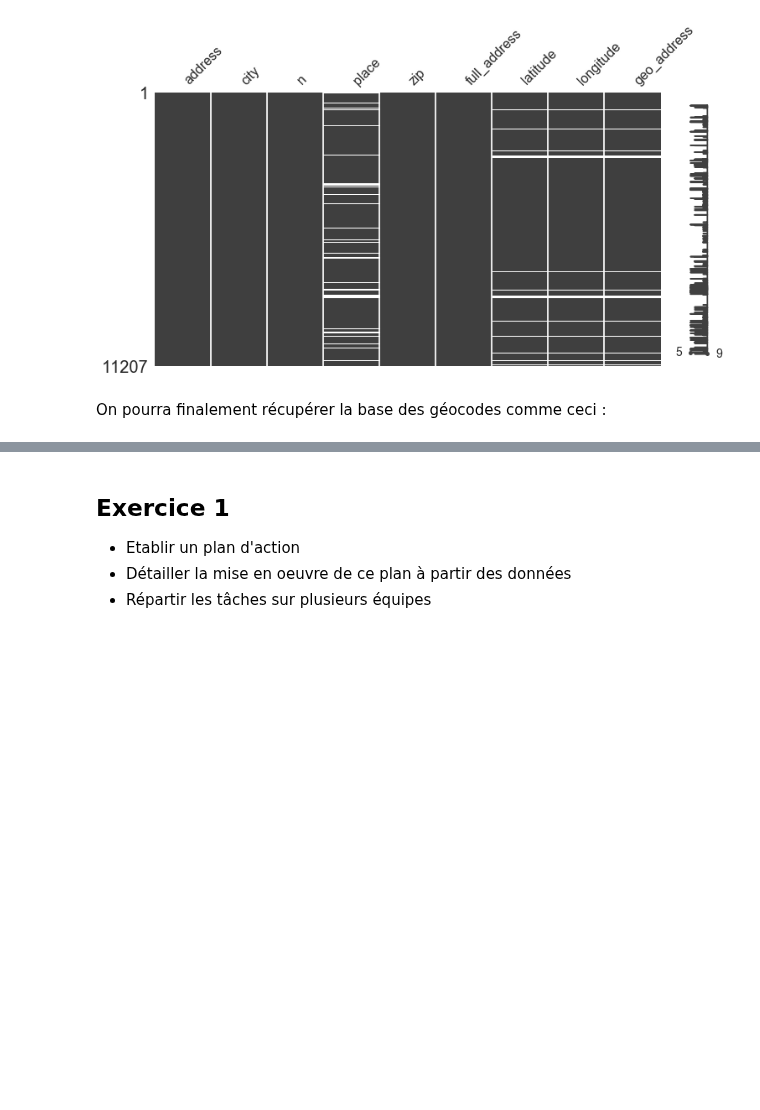
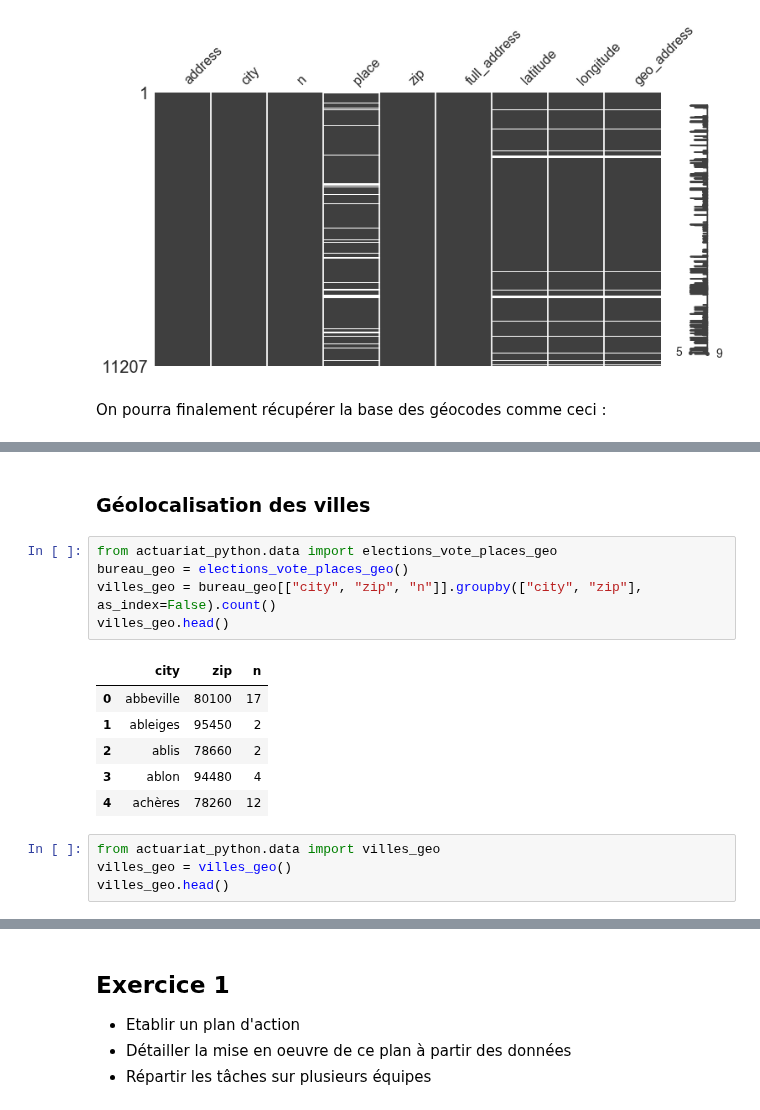
Before and after one commit to sdpython/actuariat_python, a Jupyter notebook: _doc/notebooks/population/election_carte_electorale.ipynb, the cells around one changed output, grey strips where cells are left out. Cells and saved outputs as stored; diff of their text form; blank space fills up the shorter version.

Commit message:
update notebook on elections

```diff
--- a/_doc/notebooks/population/election_carte_electorale.ipynb
+++ b/_doc/notebooks/population/election_carte_electorale.ipynb
@@ -138,0 +147,18 @@ places.head()
+# %% [markdown]
+### Géolocalisation des villes
+# %%
+from actuariat_python.data import elections_vote_places_geo
+bureau_geo = elections_vote_places_geo()
+villes_geo = bureau_geo[["city", "zip", "n"]].groupby(["city", "zip"], as_index=False).count()
+villes_geo.head()
+# %% [output]
+|  | city | zip | n |
+| 0 | abbeville | 80100 | 17 |
+| 1 | ableiges | 95450 | 2 |
+| 2 | ablis | 78660 | 2 |
+| 3 | ablon | 94480 | 4 |
+| 4 | achères | 78260 | 12 |
+# %%
+from actuariat_python.data import villes_geo
+villes_geo = villes_geo()
+villes_geo.head()
```
Also changed, not shown: parts of 6 cells of this notebook, 6 other files.
